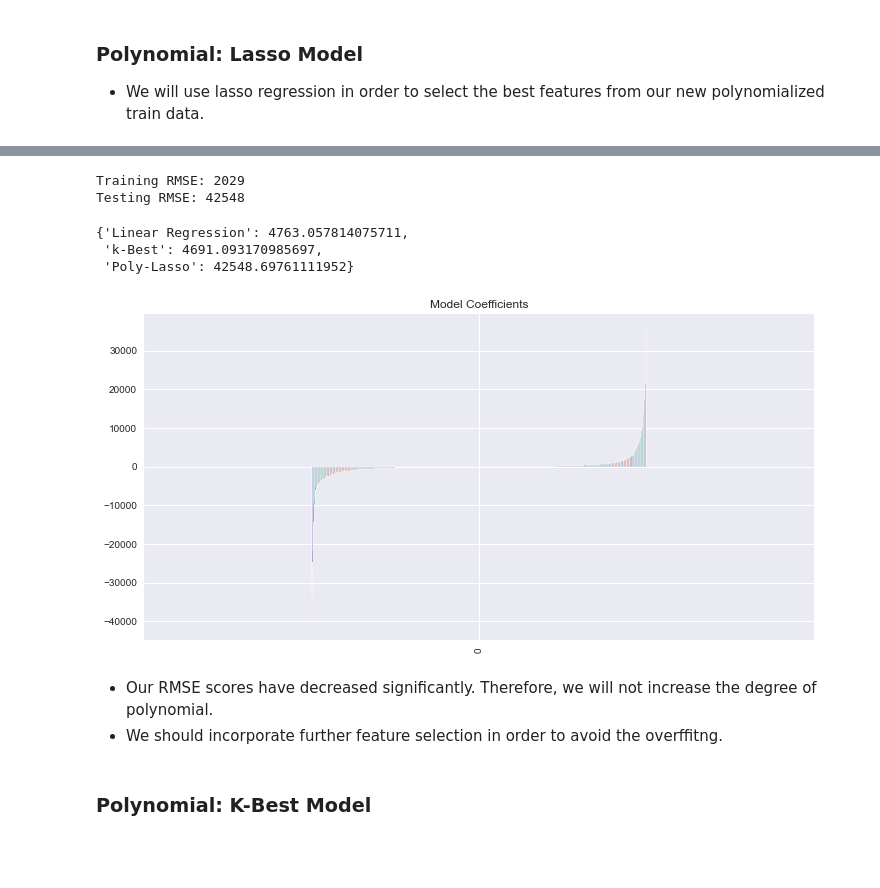
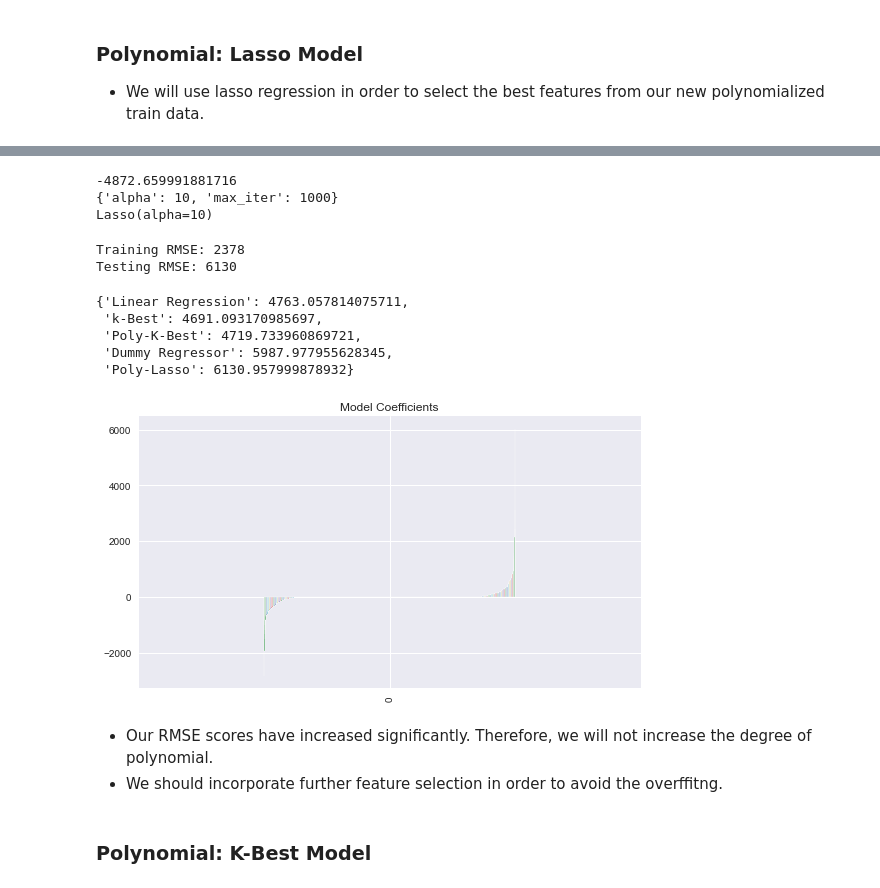
Before and after one commit to ykfarhan/forecasting-nymets-attendance, a Jupyter notebook: Regression_mlb.ipynb, the cells around one changed output, grey strips where cells are left out. Cells and saved outputs as stored; diff of their text form; code cells hidden in the pictures; blank space fills up the shorter version.

Commit message:
added markdowns,modified visuals

```diff
--- a/Regression_mlb.ipynb
+++ b/Regression_mlb.ipynb
@@ -197,3 +199,16 @@ X_train, X_test, y_train, y_test = train_test_split(df_poly2, target, random_sta
 # %% [markdown]
 ### Polynomial: Lasso Model
 * We will use lasso regression in order to select the best features from our new polynomialized train data.
+# %%
+from sklearn.linear_model import Lasso, Ridge
+from sklearn.model_selection import GridSearchCV  # import grid search to tweak parameters
+
+lasso = Lasso(normalize=False,)
+
+param_dict={'alpha':[10, 1, 0.1, 0.01], 'max_iter': [1000,10000,100000]}  # set parameters to be searched through
+
+#create the instance of GridSearchCV using the recall metric for our scoring.
+grid_tree= GridSearchCV(lasso, param_dict, cv=5, scoring= 'neg_mean_absolute_error', verbose=1, n_jobs=-1)
+# %%
+#fit the Gridsearch to our data
+grid_tree.fit(X_train,y_train)
@@ -200,38 +224,44 @@ X_train, X_test, y_train, y_test = train_test_split(df_poly2, target, random_sta
+# %%
+print(grid_tree.best_score_)  # outputs the best metric score
+
+print(grid_tree.best_params_)  # outputs the parameters with best result
+
+print(grid_tree.best_estimator_)
+# %% [output]
+-4872.659991881716
+{'alpha': 10, 'max_iter': 1000}
+Lasso(alpha=10)
 # %%
-from sklearn.linear_model import Lasso, Ridge
+y_train_pred = grid_tree.best_estimator_.predict(X_train)  # predict on the train set
+y_pred = grid_tree.best_estimator_.predict(X_test)  # predict on the test set
 
-lasso = Lasso(alpha=0.001, normalize=False, max_iter=100000, )
+train_rmse_lasso = np.sqrt(mean_squared_error(y_train, y_train_pred))
+test_rmse_lasso = np.sqrt(mean_squared_error(y_test, y_pred))
 
-lasso.fit(X_train,y_train)
-
-y_train_pred = lasso.predict(X_train)
-y_pred = lasso.predict(X_test)
-
-train_rmse_lasso01 = np.sqrt(mean_squared_error(y_train, y_train_pred))
-test_rmse_lasso01 = np.sqrt(mean_squared_error(y_test, y_pred))
-
-print('Training RMSE:', int(train_rmse_lasso01) )
-print('Testing RMSE:', int(test_rmse_lasso01) )
+print('Training RMSE:', int(train_rmse_lasso))
+print('Testing RMSE:', int(test_rmse_lasso))
 # %% [output]
-Training RMSE: 2029
-Testing RMSE: 42548
+Training RMSE: 2378
+Testing RMSE: 6130
 # %%
-rmse_dict['Poly-Lasso'] = test_rmse_lasso01
+rmse_dict['Poly-Lasso'] = test_rmse_lasso
 rmse_dict
 # %% [output]
 {'Linear Regression': 4763.057814075711,
  'k-Best': 4691.093170985697,
- 'Poly-Lasso': 42548.69761111952}
+ 'Poly-K-Best': 4719.733960869721,
+ 'Dummy Regressor': 5987.977955628345,
+ 'Poly-Lasso': 6130.957999878932}
 # %%
-lasso_coef01 = pd.DataFrame(data=lasso.coef_).T
-lasso_coef01.columns = X_train.columns
-lasso_coef01 = lasso_coef01.T.sort_values(by=0).T
-lasso_coef01.plot(kind='bar', title='Model Coefficients', legend=False, figsize=(12,6))
+lasso_coef = pd.DataFrame(data=grid_tree.best_estimator_.coef_).T
+lasso_coef.columns = X_train.columns
+lasso_coef = lasso_coef.T.sort_values(by=0).T
+lasso_coef.plot(kind='bar', title='Model Coefficients', legend=False, figsize=(9,5))
 plt.show()
 # %% [output]
-[figure, old version]
+[figure, new version]
 # %% [markdown]
-* Our RMSE scores have decreased significantly. Therefore, we will not increase the degree of polynomial.
+* Our RMSE scores have increased significantly. Therefore, we will not increase the degree of polynomial.
 * We should incorporate further feature selection in order to avoid the overffitng.
 # %% [markdown]
 ### Polynomial: K-Best Model
```
Also changed, not shown: parts of 41 cells of this notebook, 1 other file.
